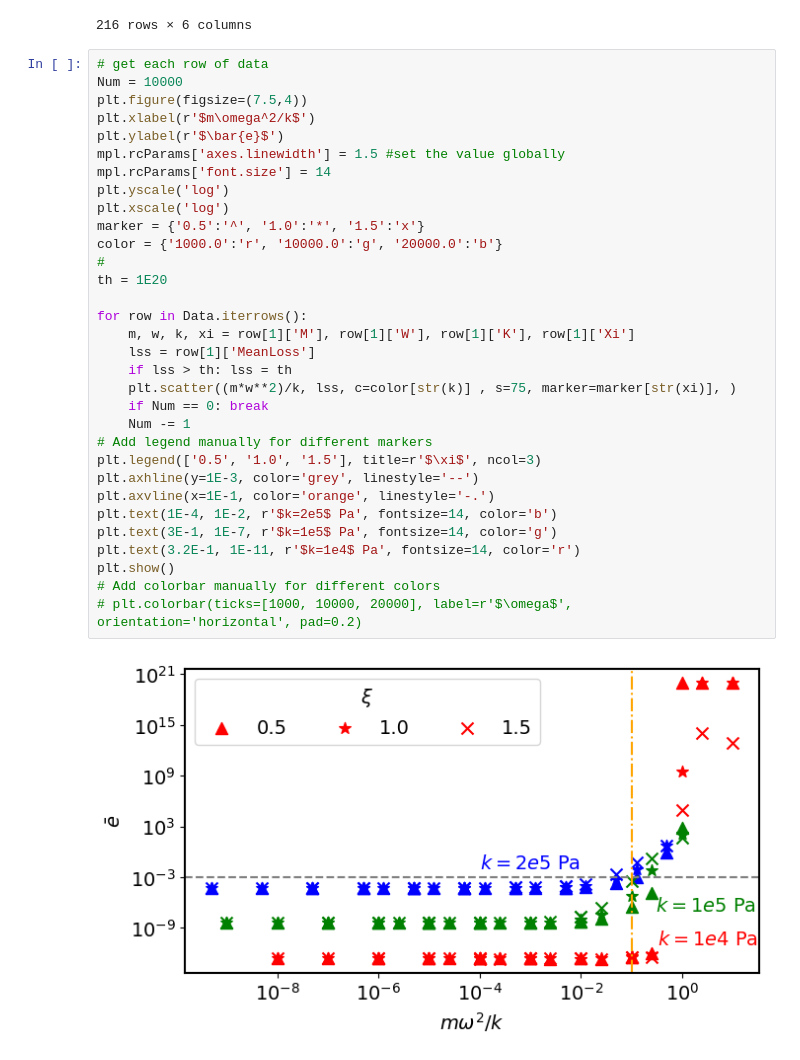
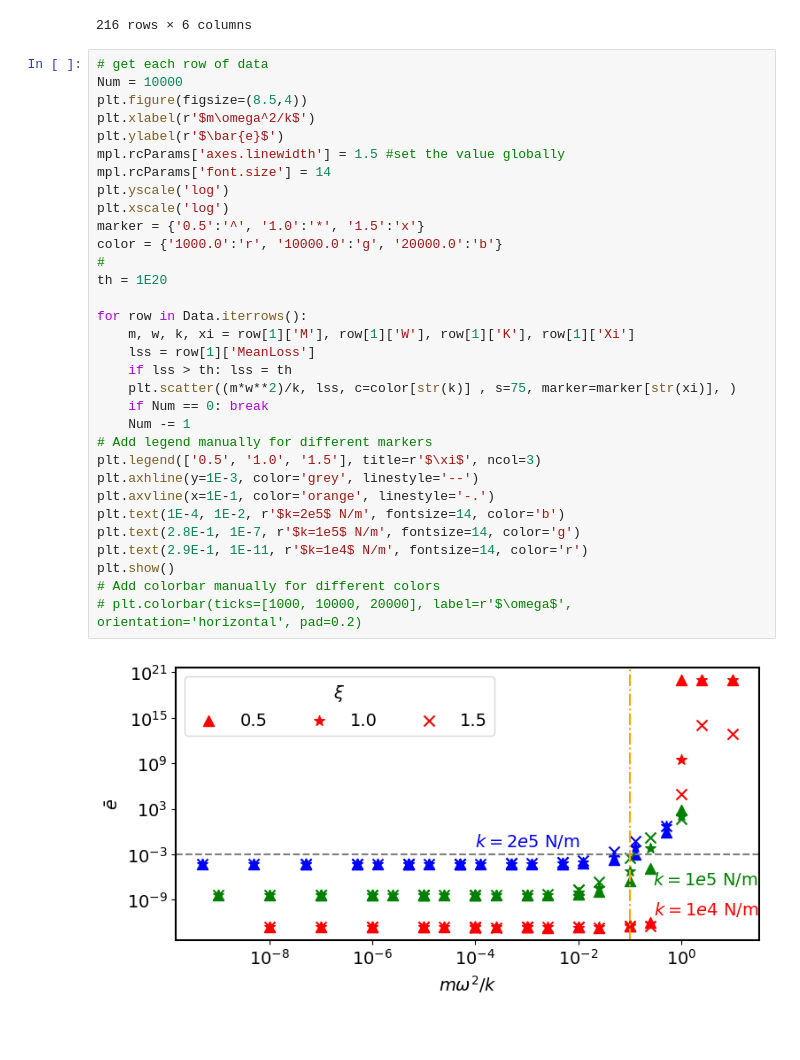
Before and after one commit to YukHin-TANG/Harmonic-Piezo-Training, a Jupyter notebook: scripts/mw2_kij_vis.ipynb, the cells around one changed output. Drawn from its saved outputs; the diff is of its cells as text; blank space fills up the shorter version.

```diff
--- a/scripts/mw2_kij_vis.ipynb
+++ b/scripts/mw2_kij_vis.ipynb
@@ -46,34 +46,34 @@ display(Data)
 # %%
 # get each row of data
 Num = 10000
-plt.figure(figsize=(7.5,4))
+plt.figure(figsize=(8.5,4))
 plt.xlabel(r'$m\omega^2/k$')
 plt.ylabel(r'$\bar{e}$')
 mpl.rcParams['axes.linewidth'] = 1.5 #set the value globally
 mpl.rcParams['font.size'] = 14
 plt.yscale('log')
 plt.xscale('log')
 marker = {'0.5':'^', '1.0':'*', '1.5':'x'}
 color = {'1000.0':'r', '10000.0':'g', '20000.0':'b'}
 #
 th = 1E20
 
 for row in Data.iterrows():
     m, w, k, xi = row[1]['M'], row[1]['W'], row[1]['K'], row[1]['Xi']
     lss = row[1]['MeanLoss']
     if lss > th: lss = th
     plt.scatter((m*w**2)/k, lss, c=color[str(k)] , s=75, marker=marker[str(xi)], )
     if Num == 0: break
     Num -= 1
 # Add legend manually for different markers
 plt.legend(['0.5', '1.0', '1.5'], title=r'$\xi$', ncol=3)
 plt.axhline(y=1E-3, color='grey', linestyle='--')
 plt.axvline(x=1E-1, color='orange', linestyle='-.')
-plt.text(1E-4, 1E-2, r'$k=2e5$ Pa', fontsize=14, color='b')
-plt.text(3E-1, 1E-7, r'$k=1e5$ Pa', fontsize=14, color='g')
-plt.text(3.2E-1, 1E-11, r'$k=1e4$ Pa', fontsize=14, color='r')
+plt.text(1E-4, 1E-2, r'$k=2e5$ N/m', fontsize=14, color='b')
+plt.text(2.8E-1, 1E-7, r'$k=1e5$ N/m', fontsize=14, color='g')
+plt.text(2.9E-1, 1E-11, r'$k=1e4$ N/m', fontsize=14, color='r')
 plt.show()
 # Add colorbar manually for different colors
 # plt.colorbar(ticks=[1000, 10000, 20000], label=r'$\omega$', orientation='horizontal', pad=0.2)
 # %% [output]
-[figure, old version]
+[figure, new version]
```
Also changed, not shown: 7 other files.
